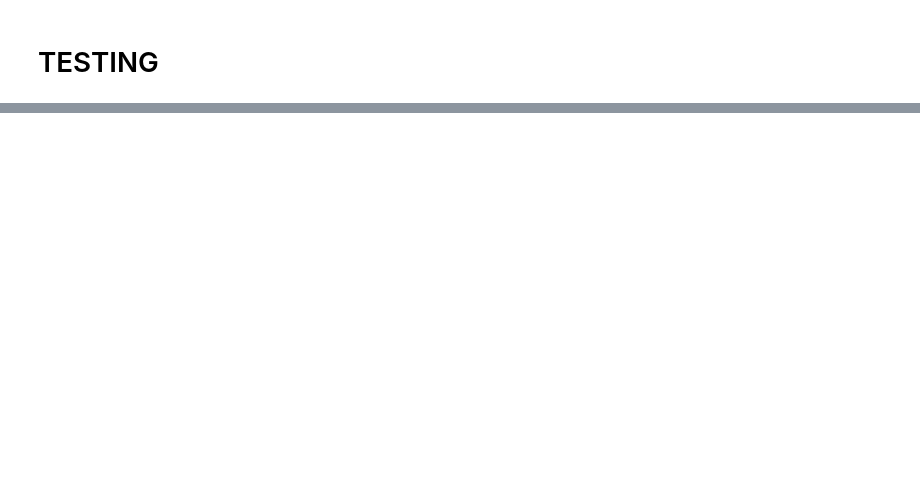
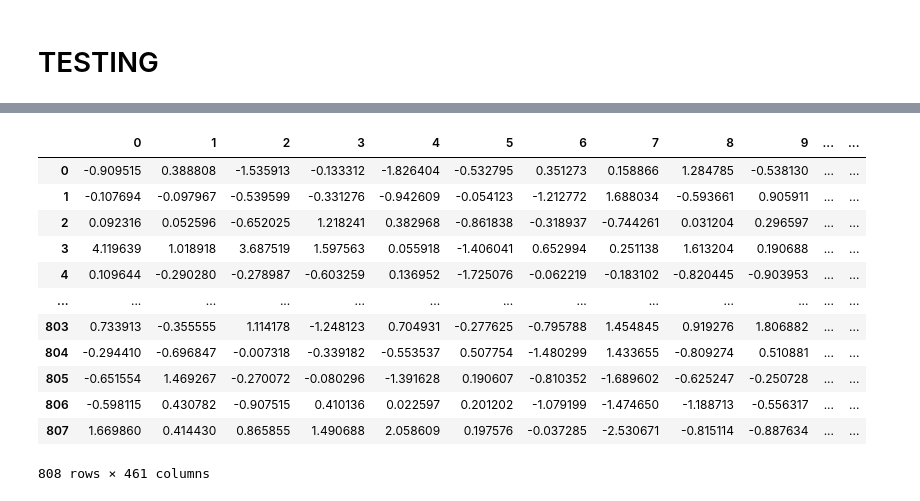
Before and after one commit to MikeAnderson89/ADIA_Lab_Market_Prediction, a Jupyter notebook: datascienceftw/notebooks/adia_submission_test_all_dates.ipynb, the cells around one changed output, grey strips where cells are left out. Saved outputs shown, nothing was run; the diff lists cells and outputs as text; code cells hidden in the pictures; blank space fills up the shorter version.

```diff
--- a/datascienceftw/notebooks/adia_submission_test_all_dates.ipynb
+++ b/datascienceftw/notebooks/adia_submission_test_all_dates.ipynb
@@ -737,0 +1438,17 @@ preds_df.groupby(['date', 'id']).mean()
+# %%
+test2 = X_train[X_train['date'] == 0][num_cols]
+test2.apply(zscore)
+# %% [output]
+|  | 0 | 1 | 2 | 3 | 4 | 5 | 6 | 7 | 8 | 9 | ... | ... |
+| 0 | -0.909515 | 0.388808 | -1.535913 | -0.133312 | -1.826404 | -0.532795 | 0.351273 | 0.158866 | 1.284785 | -0.538130 | ... | ... |
+| 1 | -0.107694 | -0.097967 | -0.539599 | -0.331276 | -0.942609 | -0.054123 | -1.212772 | 1.688034 | -0.593661 | 0.905911 | ... | ... |
+| 2 | 0.092316 | 0.052596 | -0.652025 | 1.218241 | 0.382968 | -0.861838 | -0.318937 | -0.744261 | 0.031204 | 0.296597 | ... | ... |
+| 3 | 4.119639 | 1.018918 | 3.687519 | 1.597563 | 0.055918 | -1.406041 | 0.652994 | 0.251138 | 1.613204 | 0.190688 | ... | ... |
+| 4 | 0.109644 | -0.290280 | -0.278987 | -0.603259 | 0.136952 | -1.725076 | -0.062219 | -0.183102 | -0.820445 | -0.903953 | ... | ... |
+| ... | ... | ... | ... | ... | ... | ... | ... | ... | ... | ... | ... | ... |
+| 803 | 0.733913 | -0.355555 | 1.114178 | -1.248123 | 0.704931 | -0.277625 | -0.795788 | 1.454845 | 0.919276 | 1.806882 | ... | ... |
+| 804 | -0.294410 | -0.696847 | -0.007318 | -0.339182 | -0.553537 | 0.507754 | -1.480299 | 1.433655 | -0.809274 | 0.510881 | ... | ... |
+| 805 | -0.651554 | 1.469267 | -0.270072 | -0.080296 | -1.391628 | 0.190607 | -0.810352 | -1.689602 | -0.625247 | -0.250728 | ... | ... |
+| 806 | -0.598115 | 0.430782 | -0.907515 | 0.410136 | 0.022597 | 0.201202 | -1.079199 | -1.474650 | -1.188713 | -0.556317 | ... | ... |
+| 807 | 1.669860 | 0.414430 | 0.865855 | 1.490688 | 2.058609 | 0.197576 | -0.037285 | -2.530671 | -0.815114 | -0.887634 | ... | ... |
+808 rows × 461 columns
```
Also changed, not shown: parts of 47 cells of this notebook, 4 other files.
